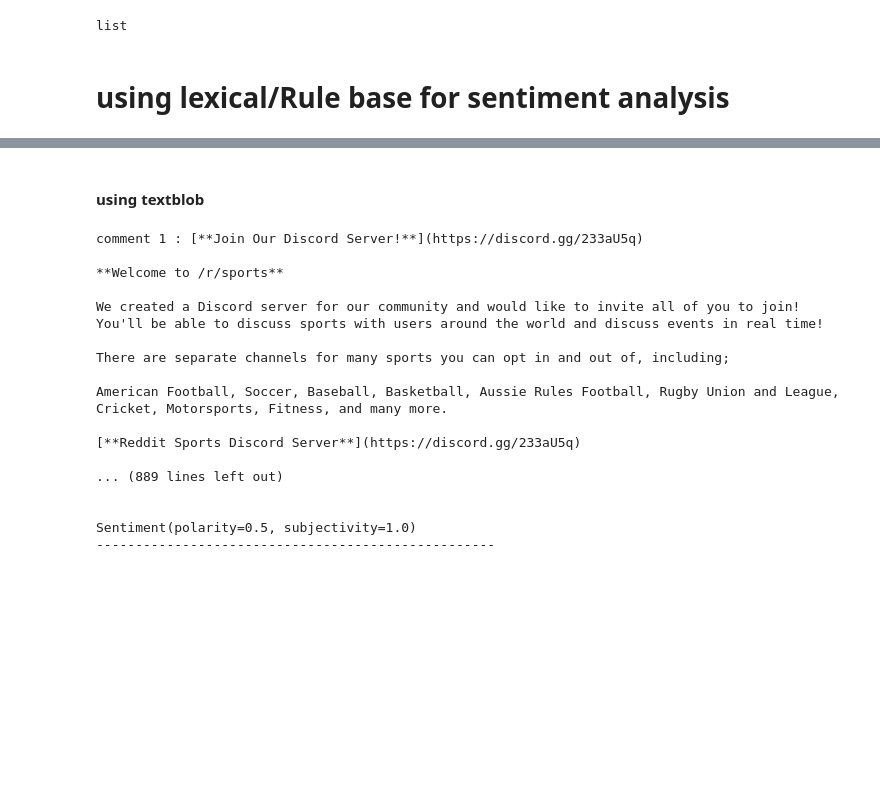
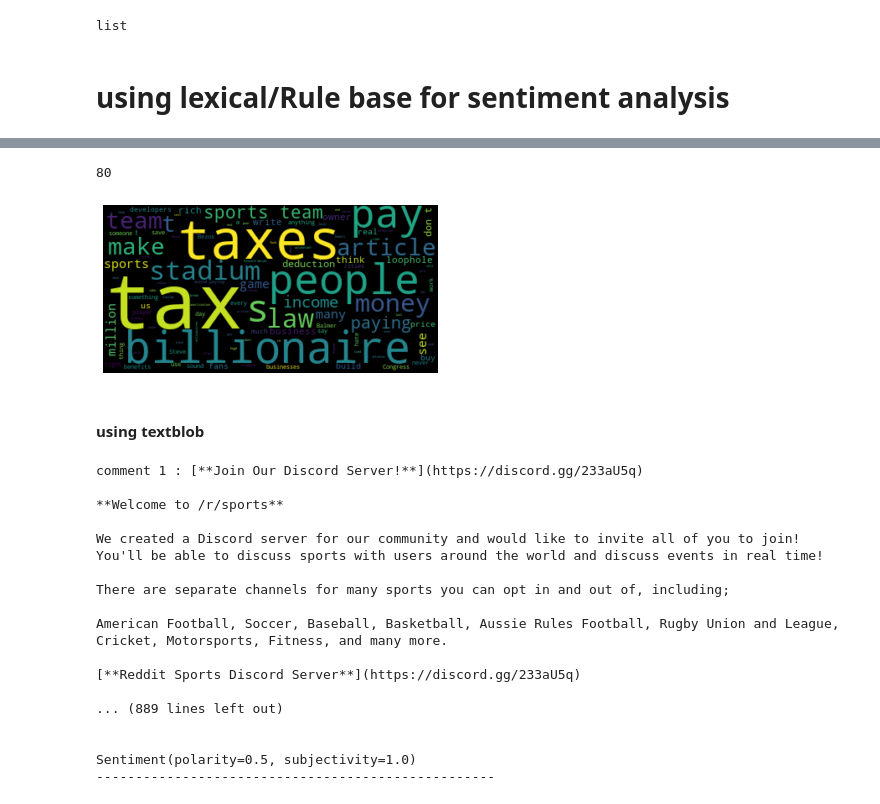
Before and after one commit to callingsandesh/subreddit-sentiment-analysis-of-post, a Jupyter notebook: Reddit comment sentiment analysis .ipynb, the cells around one changed output, grey strips where cells are left out. Drawn from its saved outputs; the diff is of its cells as text; code cells hidden in the pictures; blank space fills up the shorter version.

```diff
--- a/Reddit comment sentiment analysis .ipynb
+++ b/Reddit comment sentiment analysis .ipynb
@@ -111,0 +63,2 @@ The total number of comments.
+# %%
+post_number = 6
@@ -111,0 +116,15 @@ The total number of comments.
+# %%
+len(posts.comments[post_number])
+# %% [output]
+80
+# %%
+words=[]
+for comment in posts.comments[post_number]:
+    z=word_tokenize(comment)
+    for item in z:
+        if item.isalnum():
+            words.append(item)
+# %%
+sent = ""
+for item in words:
+    sent +=item+" "
@@ -112,3 +133,19 @@ The total number of comments.
+# %%
+# Import the word cloud function and stop words list
+from wordcloud import WordCloud, STOPWORDS
+import matplotlib.pyplot as plt
+
+
+# Create and generate a word cloud image
+my_cloud = WordCloud(stopwords=my_stop_words).generate(sent)
+
+# Display the generated wordcloud image
+plt.imshow(my_cloud, interpolation='bilinear')
+plt.axis("off")
+# Don't forget to show the final image
+plt.show()
+# %% [output]
+[figure, added]
 # %% [markdown]
 #### using textblob
 # %%
```
Also changed, not shown: parts of 30 cells of this notebook.
